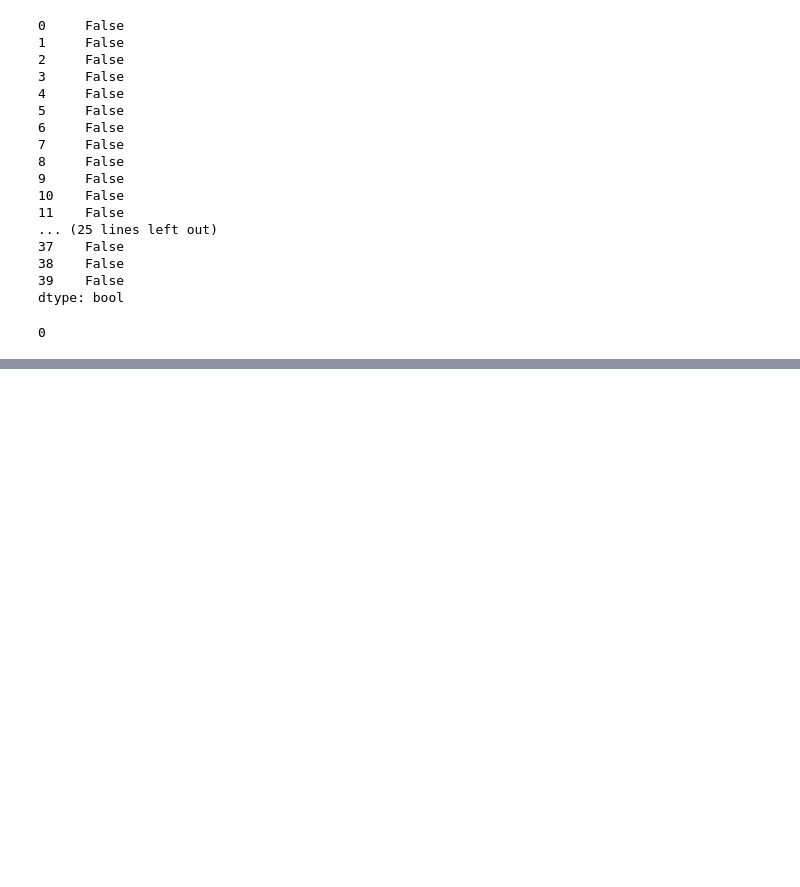
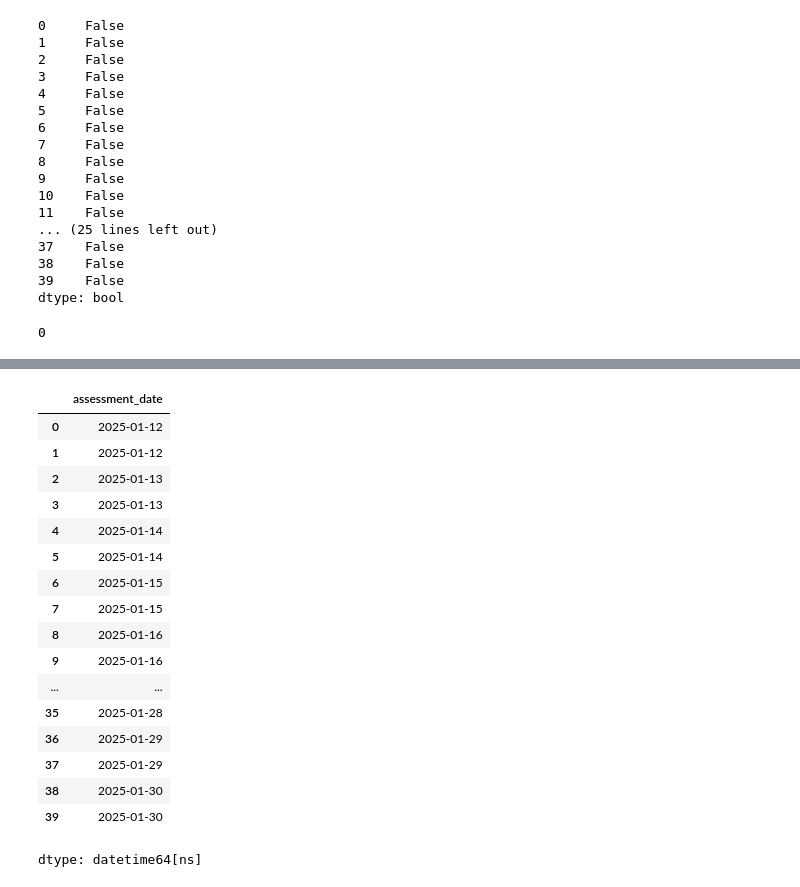
Before and after one commit to rajendra0968jangid/DS-ML, a Jupyter notebook: day17.ipynb, the cells around one changed output, grey strips where cells are left out. Cells and saved outputs as stored; diff of their text form; code cells hidden in the pictures; blank space fills up the shorter version.

```diff
--- a/day17.ipynb
+++ b/day17.ipynb
@@ -149,0 +193,21 @@ print(df.duplicated(subset='student_id').sum())
+# %%
+df['assessment_date']
+# %% [output]
+|  | assessment_date |
+| 0 | 2025-01-12 |
+| 1 | 2025-01-12 |
+| 2 | 2025-01-13 |
+| 3 | 2025-01-13 |
+| 4 | 2025-01-14 |
+| 5 | 2025-01-14 |
+| 6 | 2025-01-15 |
+| 7 | 2025-01-15 |
+| 8 | 2025-01-16 |
+| 9 | 2025-01-16 |
+| ... | ... |
+| 35 | 2025-01-28 |
+| 36 | 2025-01-29 |
+| 37 | 2025-01-29 |
+| 38 | 2025-01-30 |
+| 39 | 2025-01-30 |
+dtype: datetime64[ns]
```
Also changed, not shown: parts of 10 cells of this notebook.
